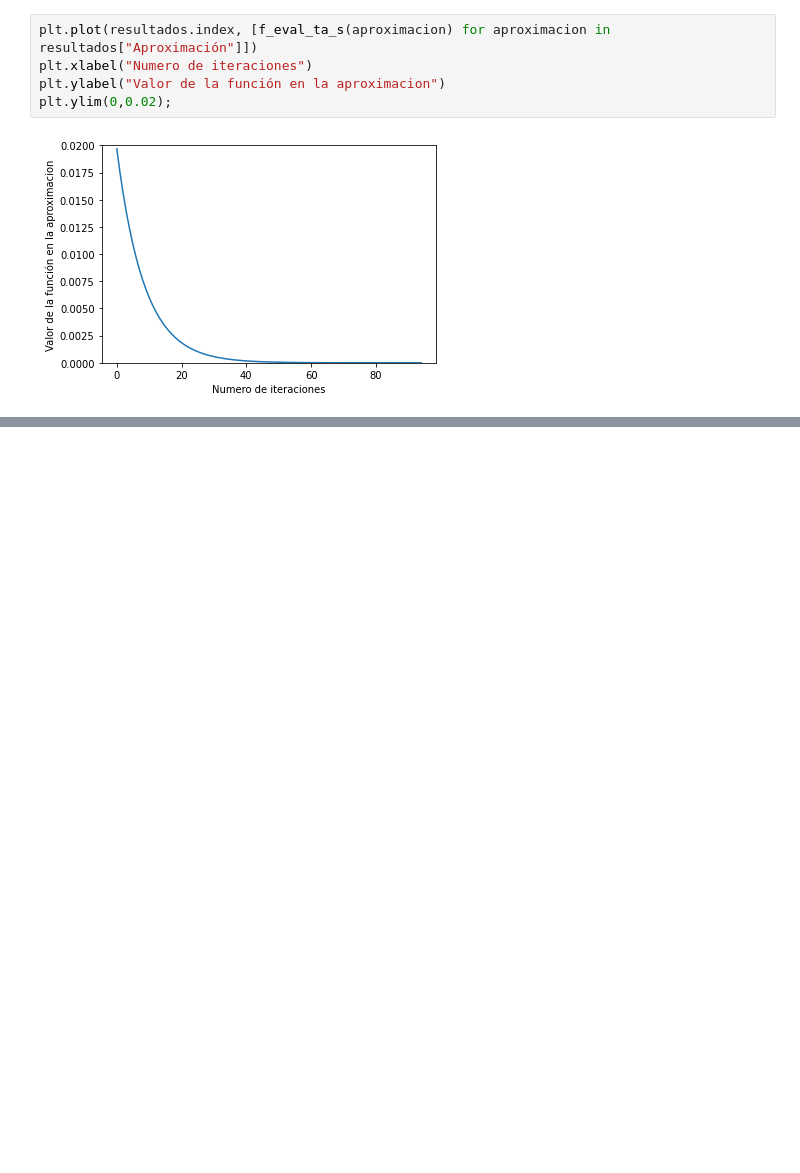
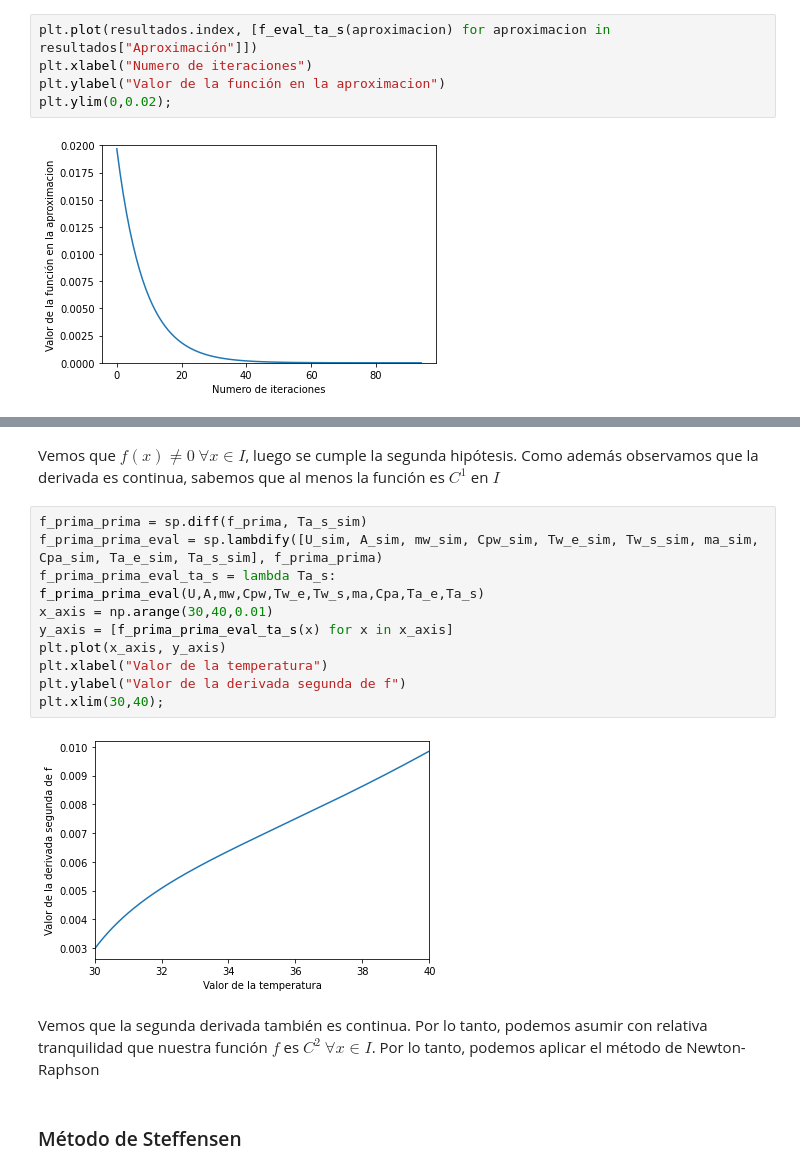
Before and after one commit to Nacho2904/AnalisisNumerico, a Jupyter notebook: TP1.ipynb, the cells around one changed output, grey strips where cells are left out. Cells and saved outputs as stored; diff of their text form; blank space fills up the shorter version.

```diff
--- a/TP1.ipynb
+++ b/TP1.ipynb
@@ -243,0 +267,18 @@ plt.ylim(0,0.02);
+# %% [markdown]
+Vemos que $f(x) \neq 0 \ \forall x \in I$, luego se cumple la segunda hipótesis. Como además observamos que la derivada es continua, sabemos que al menos la función es $C^1$ en $I$
+# %%
+f_prima_prima = sp.diff(f_prima, Ta_s_sim)
+f_prima_prima_eval = sp.lambdify([U_sim, A_sim, mw_sim, Cpw_sim, Tw_e_sim, Tw_s_sim, ma_sim, Cpa_sim, Ta_e_sim, Ta_s_sim], f_prima_prima)
+f_prima_prima_eval_ta_s = lambda Ta_s: f_prima_prima_eval(U,A,mw,Cpw,Tw_e,Tw_s,ma,Cpa,Ta_e,Ta_s)
+x_axis = np.arange(30,40,0.01)
+y_axis = [f_prima_prima_eval_ta_s(x) for x in x_axis]
+plt.plot(x_axis, y_axis)
+plt.xlabel("Valor de la temperatura")
+plt.ylabel("Valor de la derivada segunda de f")
+plt.xlim(30,40);
+# %% [output]
+[figure, added]
+# %% [markdown]
+Vemos que la segunda derivada también es continua. Por lo tanto, podemos asumir con relativa tranquilidad que nuestra función $f$ es $C^2 \ \forall x \in I$. Por lo tanto, podemos aplicar el método de Newton-Raphson
+# %% [markdown]
+### Método de Steffensen
```
Also changed, not shown: parts of 5 cells of this notebook.
